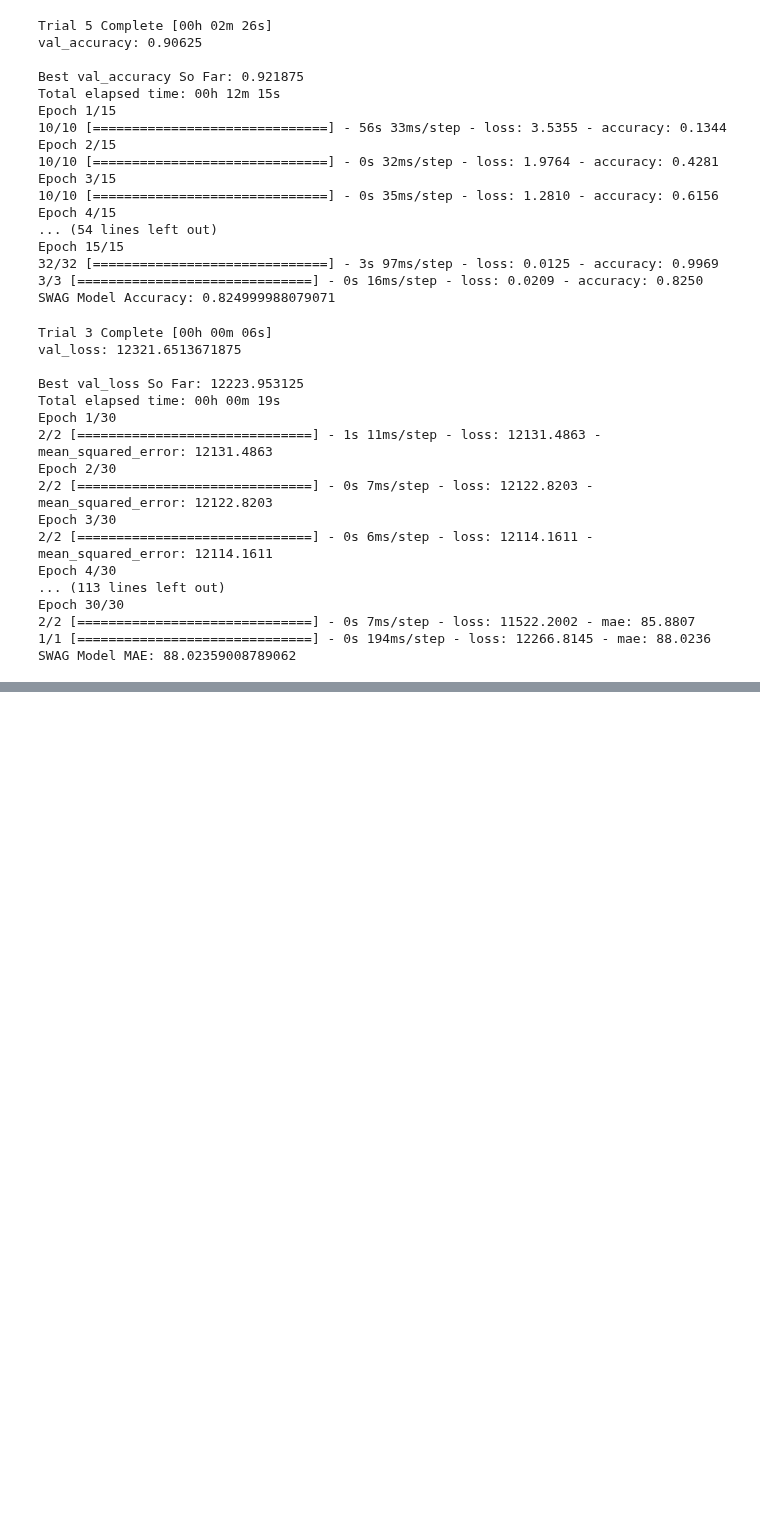
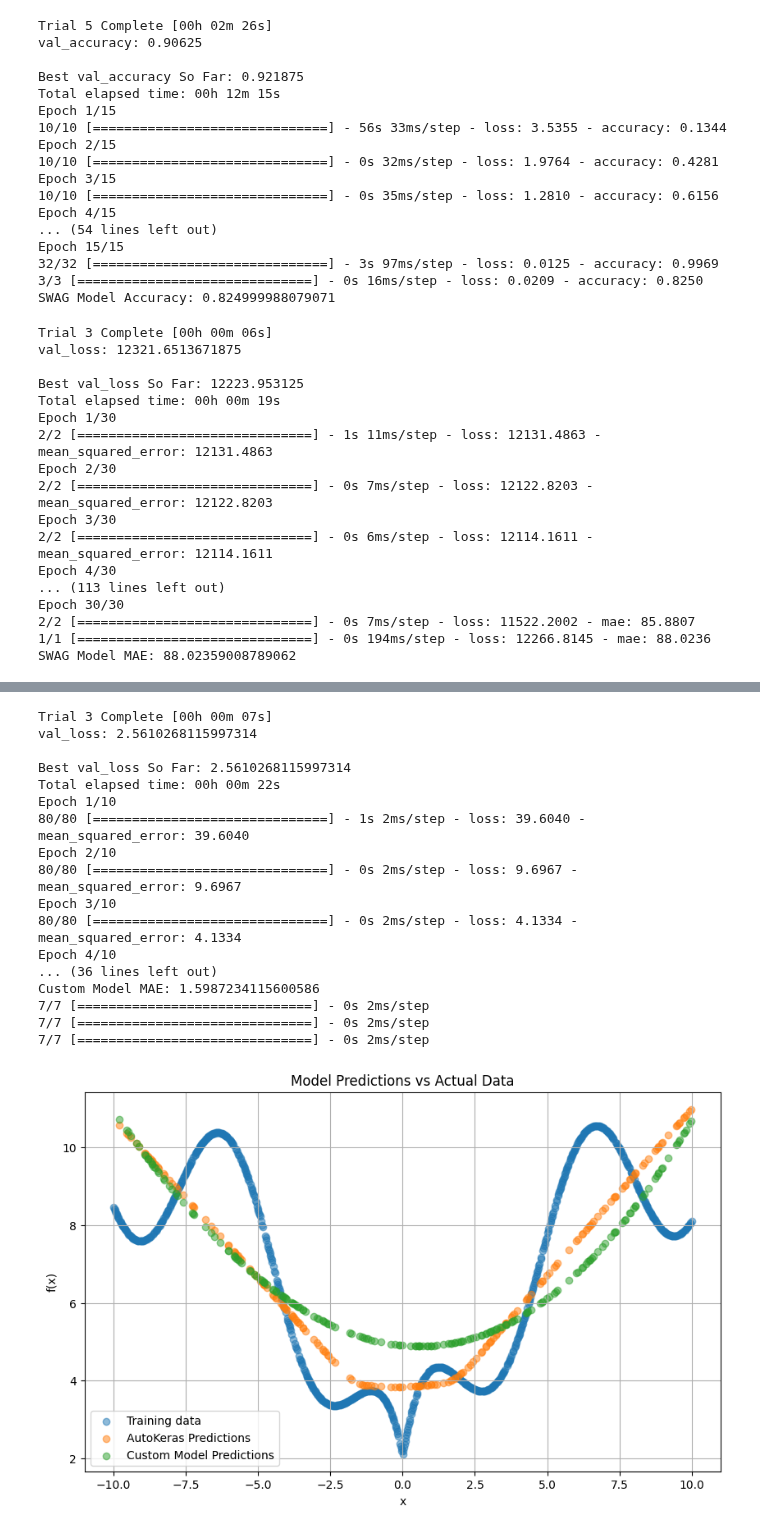
Before and after one commit to DeepLearningSaeid/Grad, a Jupyter notebook: Optimized SWAG.ipynb, the cells around one changed output, grey strips where cells are left out. Cells and saved outputs as stored; diff of their text form; code cells hidden in the pictures; blank space fills up the shorter version.

```diff
--- a/Optimized SWAG.ipynb
+++ b/Optimized SWAG.ipynb
@@ -879,0 +922,67 @@ SWAG Model MAE: 88.02359008789062
+# %%
+import numpy as np
+import matplotlib.pyplot as plt
+from sklearn.model_selection import train_test_split
+from sklearn.preprocessing import MinMaxScaler
+import autokeras as ak
+# from your_module import generate_random_nonlinear_function, create_optimized_model
+
+# Generate the dataset
+random_func = generate_random_nonlinear_function()  # Define this function
+x_values = np.linspace(-10, 10, 1000)
+y_values = random_func(x_values)
+x_values = x_values.reshape(-1, 1)
+
+# Split the data
+X_train, X_test, y_train, y_test = train_test_split(x_values, y_values, test_size=0.2, random_state=42)
+
+scaler = MinMaxScaler(feature_range=(0.01, 0.99))
+X_train_scaled = scaler.fit_transform(X_train)
+X_test_scaled = scaler.transform(X_test)
+
+# AutoKeras Model
+ak_model = ak.StructuredDataRegressor(max_trials=3, overwrite=True)
+ak_model.fit(X_train_scaled, y_train, epochs=10, batch_size=10)
+loss_ak, ak_mae = ak_model.evaluate(X_test_scaled, y_test)
+print(f"AutoKeras Model MAE: {ak_mae}")
+
+# Custom Optimized Model
+model = create_optimized_model(1, 50, 1, 'mae')  # Define this function
+model.fit(X_train_scaled, y_train, epochs=10, batch_size=10, verbose=1)
+loss, mae = model.evaluate(X_test_scaled, y_test)
+print(f"Custom Model MAE: {mae}")
+
+# Predictions
+ak_predictions = ak_model.predict(X_test_scaled)
+custom_model_predictions = model.predict(X_test_scaled)
+
+# Plotting
+plt.figure(figsize=(10, 6))
+plt.scatter(X_train, y_train, label='Training data', alpha=0.5)
+plt.scatter(X_test, ak_predictions, label='AutoKeras Predictions', alpha=0.5)
+plt.scatter(X_test, custom_model_predictions, label='Custom Model Predictions', alpha=0.5)
+plt.title("Model Predictions vs Actual Data")
+plt.xlabel("x")
+plt.ylabel("f(x)")
+plt.legend()
+plt.grid(True)
+plt.show()
+# %% [output]
+Trial 3 Complete [00h 00m 07s]
+val_loss: 2.5610268115997314
+
+Best val_loss So Far: 2.5610268115997314
+Total elapsed time: 00h 00m 22s
+Epoch 1/10
+80/80 [==============================] - 1s 2ms/step - loss: 39.6040 - mean_squared_error: 39.6040
+Epoch 2/10
+80/80 [==============================] - 0s 2ms/step - loss: 9.6967 - mean_squared_error: 9.6967
+Epoch 3/10
+80/80 [==============================] - 0s 2ms/step - loss: 4.1334 - mean_squared_error: 4.1334
+Epoch 4/10
+... (36 lines left out)
+Custom Model MAE: 1.5987234115600586
+7/7 [==============================] - 0s 2ms/step
+7/7 [==============================] - 0s 2ms/step
+7/7 [==============================] - 0s 2ms/step
+[figure, added]
```
Also changed, not shown: parts of 1 cell of this notebook.
